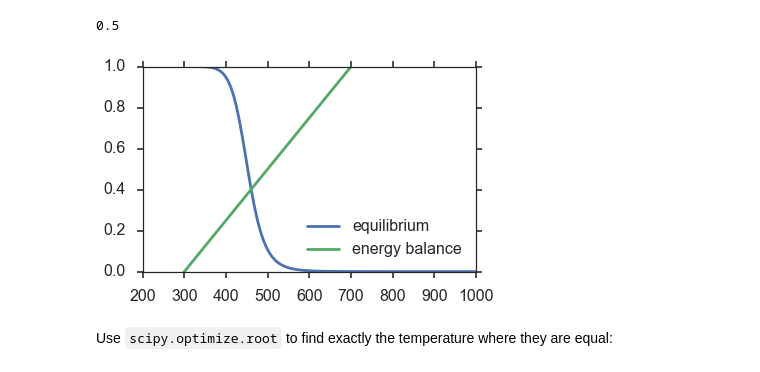
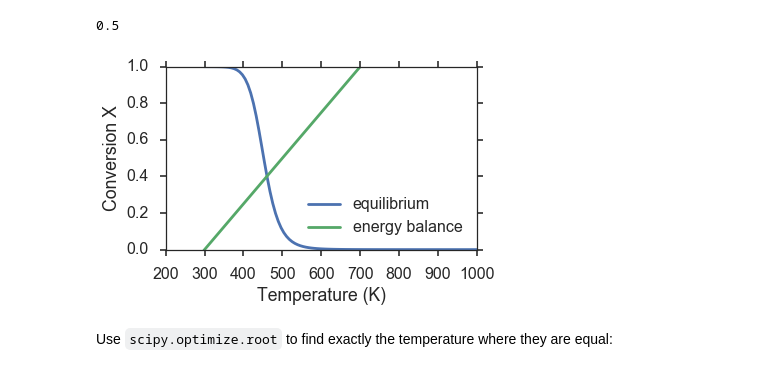
Before and after one commit to rwest/CHME4510, a Jupyter notebook: Lecture19-Adiabatic-reactors.ipynb, the cells around one changed output. Saved outputs shown, nothing was run; the diff lists cells and outputs as text; code cells hidden in the pictures.

Commit message:
Added axis labels to lecture 19 plots

```diff
--- a/Lecture19-Adiabatic-reactors.ipynb
+++ b/Lecture19-Adiabatic-reactors.ipynb
@@ -89,12 +89,14 @@ Xeb(500.)
 # %%
 temperatures = np.linspace(298,1000,100)
 plt.plot(temperatures, Xe(temperatures), label='equilibrium')
 plt.plot(temperatures, Xeb(temperatures), label='energy balance')
+plt.xlabel('Temperature (K)')
+plt.ylabel('Conversion X')
 plt.ylim((0,1.))
 plt.legend(loc='best')
 plt.tight_layout()
 # %% [output]
-[figure, old version]
+[figure, new version]
 # %% [markdown]
 Use `scipy.optimize.root` to find exactly the temperature where they are equal:
 # %%
```
Also changed, not shown: parts of 1 cell of this notebook.
